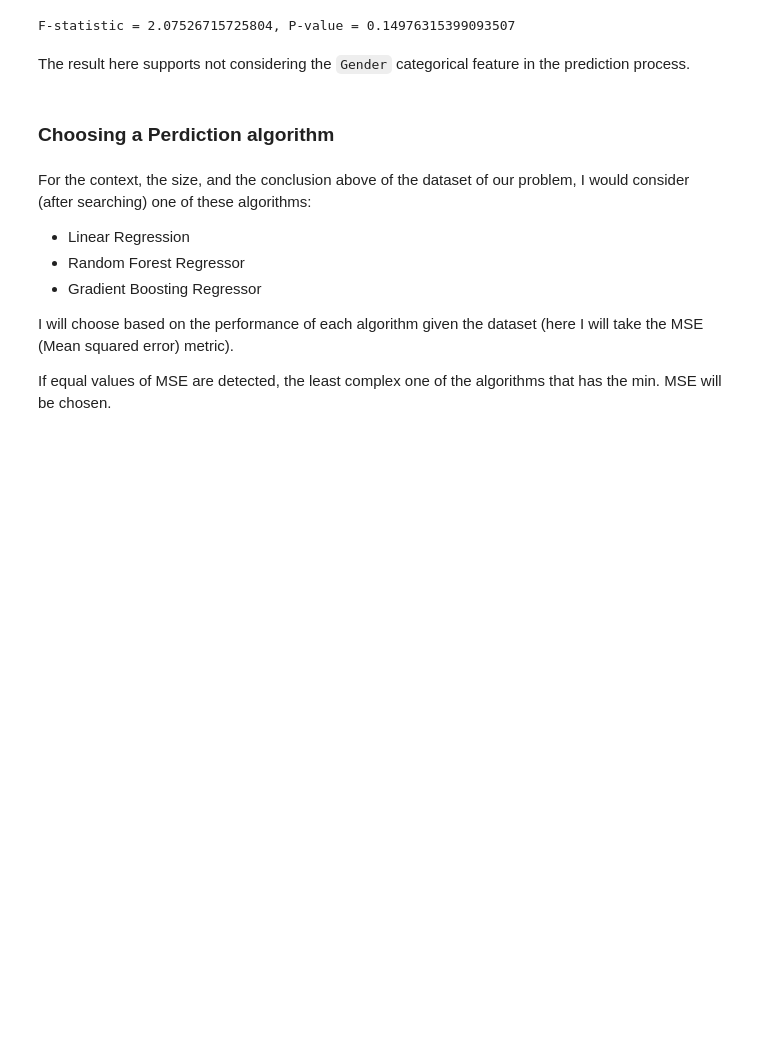
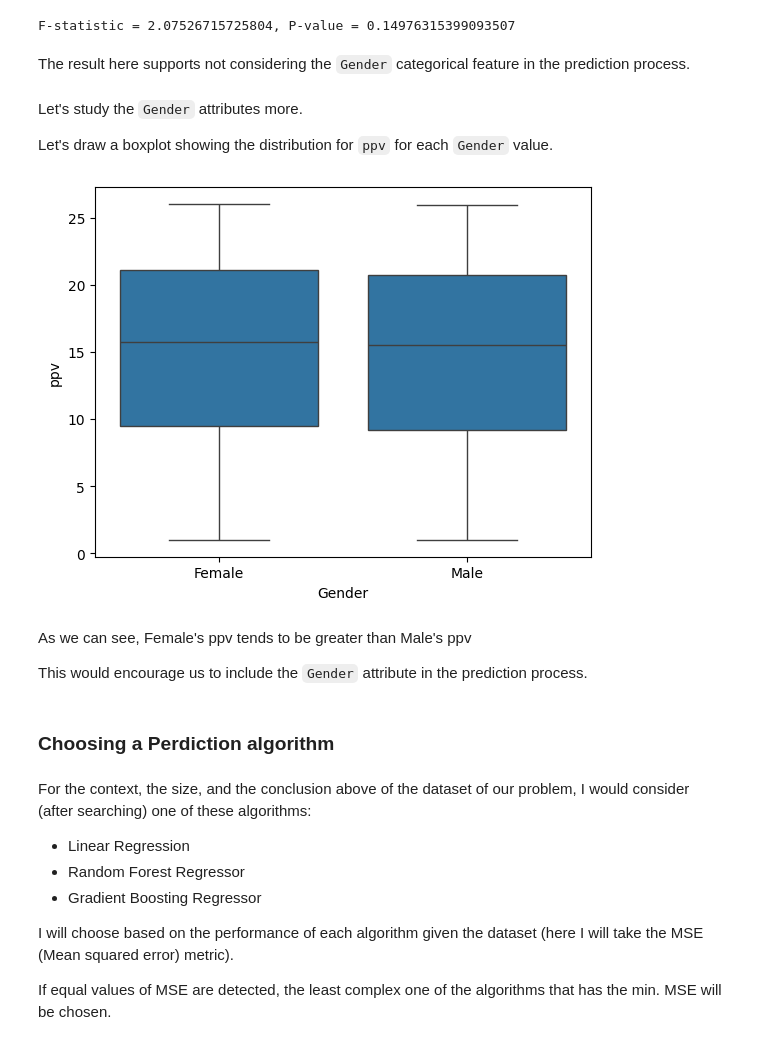
Before and after one commit to Nedal-Esrar/PPV-Prediction, a Jupyter notebook: ppv_prediction.ipynb, the cells around one changed output. Saved outputs shown, nothing was run; the diff lists cells and outputs as text; code cells hidden in the pictures; blank space fills up the shorter version.

```diff
--- a/ppv_prediction.ipynb
+++ b/ppv_prediction.ipynb
@@ -198,6 +199,18 @@ print(f'F-statistic = {f_statistic}, P-value = {p_value}')
 F-statistic = 2.07526715725804, P-value = 0.14976315399093507
 # %% [markdown]
 The result here supports not considering the `Gender` categorical feature in the prediction process.
+# %% [markdown]
+Let's study the `Gender` attributes more.
+
+Let's draw a boxplot showing the distribution for `ppv` for each `Gender` value.
+# %%
+sns.boxplot(data=df, x='Gender', y='ppv');
+# %% [output]
+[figure, added]
+# %% [markdown]
+As we can see, Female's ppv tends to be greater than Male's ppv
+
+This would encourage us to include the `Gender` attribute in the prediction process.
 # %% [markdown]
 ### Choosing a Perdiction algorithm
 # %% [markdown]
```
Also changed, not shown: parts of 9 cells of this notebook.
